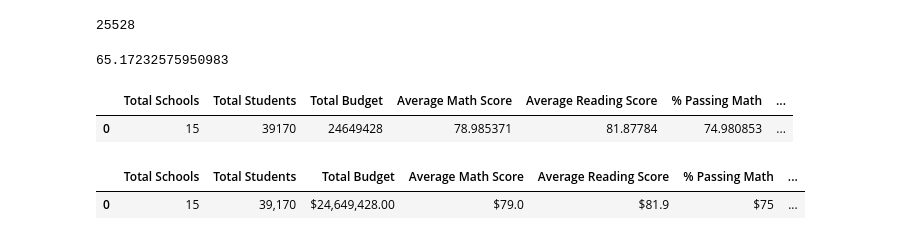
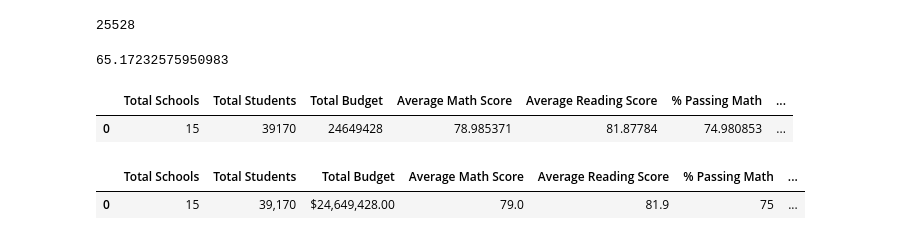
Before and after one commit to angkohtenko/School_District_Analysis, a Jupyter notebook: PyCitySchools.ipynb, the cells around one changed output. Cells and saved outputs as stored; diff of their text form; code cells hidden in the pictures.

Commit message:
school summary complete.

```diff
--- a/PyCitySchools.ipynb
+++ b/PyCitySchools.ipynb
@@ -339,13 +339,13 @@ district_summary_df
 # %%
 # Format columns.
 district_summary_df["Total Students"] = district_summary_df["Total Students"].map("{:,}".format) # comma for a thousands separator
 district_summary_df["Total Budget"] = district_summary_df["Total Budget"].map("${:,.2f}".format) # add $ , comma for a thousands separator and two decimal places
-district_summary_df["Average Math Score"] = district_summary_df["Average Math Score"].map("${:.1f}".format) # 1 decimal place
-district_summary_df["Average Reading Score"] = district_summary_df["Average Reading Score"].map("${:.1f}".format) # 1 decimal place
-district_summary_df["% Passing Math"] = district_summary_df["% Passing Math"].map("${:.0f}".format) # round to the whole number
-district_summary_df["% Passing Reading"] = district_summary_df["% Passing Reading"].map("${:.0f}".format) # round to the whole number
-district_summary_df["% Overall Passing"] = district_summary_df["% Overall Passing"].map("${:.0f}".format) # round to the whole number
+district_summary_df["Average Math Score"] = district_summary_df["Average Math Score"].map("{:.1f}".format) # 1 decimal place
+district_summary_df["Average Reading Score"] = district_summary_df["Average Reading Score"].map("{:.1f}".format) # 1 decimal place
+district_summary_df["% Passing Math"] = district_summary_df["% Passing Math"].map("{:.0f}".format) # round to the whole number
+district_summary_df["% Passing Reading"] = district_summary_df["% Passing Reading"].map("{:.0f}".format) # round to the whole number
+district_summary_df["% Overall Passing"] = district_summary_df["% Overall Passing"].map("{:.0f}".format) # round to the whole number
 district_summary_df
 # %% [output]
 |  | Total Schools | Total Students | Total Budget | Average Math Score | Average Reading Score | % Passing Math | ... |
-| 0 | 15 | 39,170 | $24,649,428.00 | $79.0 | $81.9 | $75 | ... |
+| 0 | 15 | 39,170 | $24,649,428.00 | 79.0 | 81.9 | 75 | ... |
```
Also changed, not shown: parts of 16 cells of this notebook.
